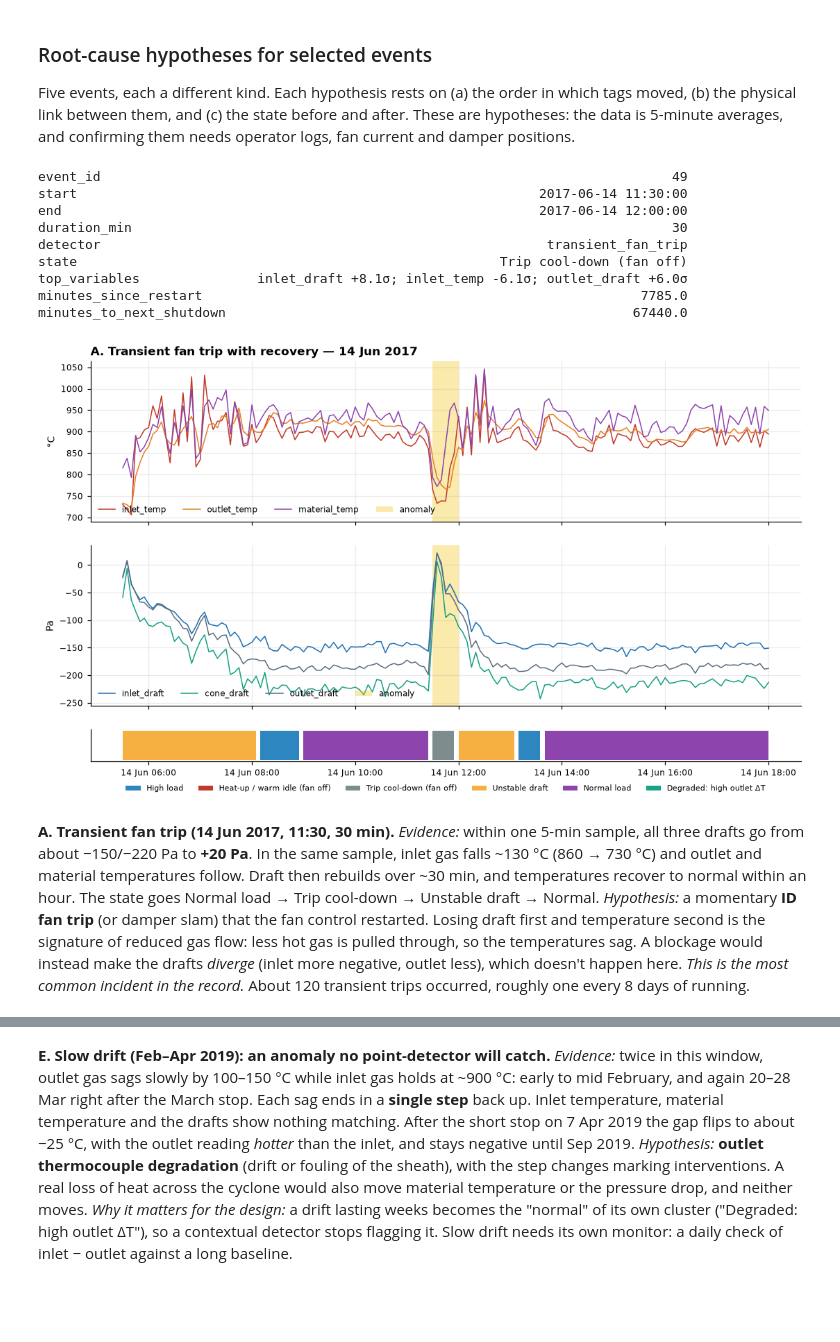
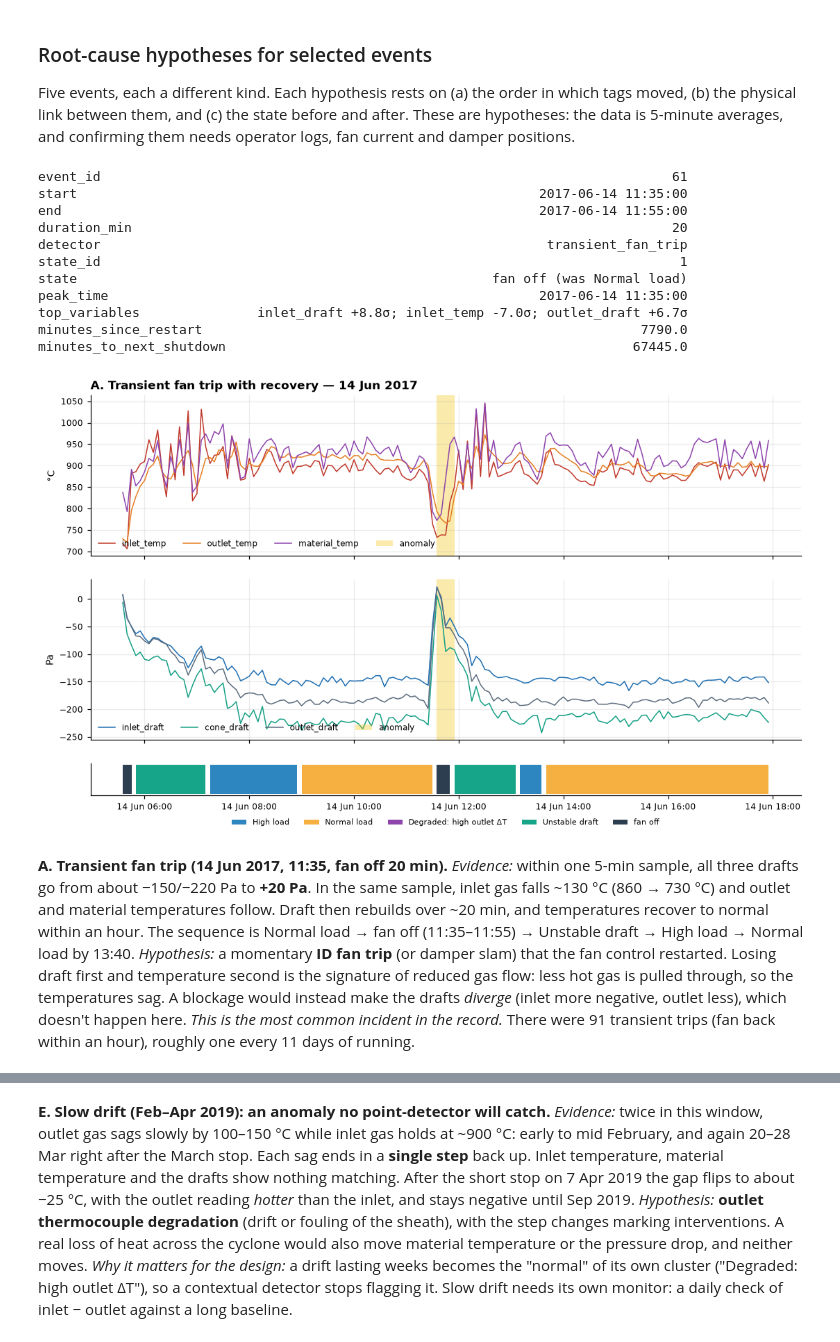
Before and after one commit to Janhwhy/exactspace-assignment, a Jupyter notebook: Task1/task1_analysis.ipynb, the cells around one changed output, grey strips where cells are left out. Saved outputs shown, nothing was run; the diff lists cells and outputs as text; code cells hidden in the pictures; blank space fills up the shorter version.

```diff
--- a/Task1/task1_analysis.ipynb
+++ b/Task1/task1_analysis.ipynb
@@ -149,0 +159,12 @@ sens
+# %%
+fan, fan_off = sd.fan_off_periods(df, off)
+fan.to_csv(SUPPORT / "fan_off_periods.csv", index=False)
+print(fan.groupby("kind").agg(periods=("period_id", "size"), median_min=("duration_min", "median"),
+                              median_dip_c=("dip_c", "median")).to_string())
+n_trip = int(fan["kind"].str.startswith("fan_trip").sum())
+n_ext = int((fan["kind"] == "fan_trip_extended").sum())
+pd.Series({
+    "shutdowns (this definition: line goes cold)": len(shut),
+    "if extended fan trips (fan off >= 60 min) also counted as stops": len(shut) + n_ext,
+    "if every fan trip with draft ~0 Pa counted as a stop": len(shut) + n_trip,
+}, name="events").to_frame().assign(vs_this_definition=lambda t: (t["events"] / len(shut)).round(1).astype(str) + "x")
@@ -177,9 +211,10 @@ The durations form two separate groups with nothing in between: **26 stops short
 **Choosing k.**
 # %%
 feats = st.features(df)
-active = st.active_mask(df, off, feats)
+active = st.active_mask(df, off, feats, fan_off)
 Fa = feats[active]
-print(f"running samples with complete features: {len(Fa):,} ({active.mean():.1%} of the grid)")
+print(f"running samples with complete features: {len(Fa):,} ({active.mean():.1%} of the grid); "
+      f"fan-off samples excluded: {int(fan_off.sum()):,} ({fan_off.sum() / (~off).sum():.1%} of non-shutdown time)")
 
 pre_k, _, _ = st.fit(Fa, 3)
 k_table = st.choose_k(pre_k.transform(Fa))
@@ -205,7 +242,8 @@ print("HDBSCAN on a 20k sample:", h.labels_.max() + 1, "clusters, noise share",
 # %% [output]
 HDBSCAN on a 20k sample: 0 clusters, noise share 100%
 # %%
-pre, km, raw_labels = st.fit(Fa, 6)
+K = 4
+pre, km, raw_labels = st.fit(Fa, K)
 names = st.name_states(Fa, raw_labels)
 labels = st.smooth(raw_labels)
 print(f"smoothing relabelled {(labels != raw_labels).mean():.1%} of samples; "
@@ -275,6 +326,6 @@ plots.temp_drop_drift(df, active, shut, PLOTS / "3_states" / "06_temp_drop_drift
 # %%
 scores = an.score(Fa, labels)
-anoms = an.build_events(scores, Fa, labels, shut, names)
+anoms = an.build_events(scores, feats, labels, fan, shut, names)
 anoms.to_csv(OUT / "anomalous_periods.csv", index=False)
 print(anoms["detector"].value_counts().to_string())
 an.rate_by_state(scores, anoms, names)
@@ -331,29 +380,37 @@ start
 
 Five events, each a different kind. Each hypothesis rests on (a) the order in which tags moved, (b) the physical link between them, and (c) the state before and after. These are hypotheses: the data is 5-minute averages, and confirming them needs operator logs, fan current and damper positions.
 # %%
-def show(start, title, pad="6h"):
-    r = anoms[anoms["start"] == pd.Timestamp(start)].iloc[0]
-    print(r[["event_id", "start", "end", "duration_min", "detector", "state", "top_variables",
-             "minutes_since_restart", "minutes_to_next_shutdown"]].to_string())
+def show(start, title, pad="6h", table=None, detector=None):
+    """Plot the event (from anomalous_periods, or another table such as fan_off_periods) starting closest to `start`."""
+    t = anoms if table is None else table
+    if detector is not None:
+        t = t[t["detector"] == detector]
+    near = (t["start"] - pd.Timestamp(start)).abs()  # within an hour, so a one-sample shift in a rule doesn't break the case
+    assert near.min() <= pd.Timedelta("1h"), f"no event near {start}"
+    r = t.loc[near.idxmin()]
+    print(r.drop(labels=["peak_score", "primary_variable"], errors="ignore").to_string())
     fname = f"08_rca_{pd.Timestamp(start):%Y%m%d_%H%M}.png"
-    plots.anomaly_context(df, labels, names, r, title, pad=pad, path=PLOTS / "4_anomalies" / fname, shutdowns=shut)
+    plots.anomaly_context(df, labels, names, r, title, pad=pad, path=PLOTS / "4_anomalies" / fname, shutdowns=shut, fan_off=fan_off,
+                          span_label="anomaly" if table is None else f"{r['kind'].replace('_', ' ')} (fan off)")
     plt.show()
 
-show("2017-06-14 11:30", "A. Transient fan trip with recovery — 14 Jun 2017")
+show("2017-06-14 11:30", "A. Transient fan trip with recovery — 14 Jun 2017", detector="transient_fan_trip")
 # %% [output]
-event_id                                                                         49
-start                                                           2017-06-14 11:30:00
-end                                                             2017-06-14 12:00:00
-duration_min                                                                     30
+event_id                                                                         61
+start                                                           2017-06-14 11:35:00
+end                                                             2017-06-14 11:55:00
+duration_min                                                                     20
 detector                                                         transient_fan_trip
-state                                                      Trip cool-down (fan off)
-top_variables               inlet_draft +8.1σ; inlet_temp -6.1σ; outlet_draft +6.0σ
-minutes_since_restart                                                        7785.0
-minutes_to_next_shutdown                                                    67440.0
+state_id                                                                          1
+state                                                     fan off (was Normal load)
+peak_time                                                       2017-06-14 11:35:00
+top_variables               inlet_draft +8.8σ; inlet_temp -7.0σ; outlet_draft +6.7σ
+minutes_since_restart                                                        7790.0
+minutes_to_next_shutdown                                                    67445.0
-[figure, old version]
+[figure, new version]
 # %% [markdown]
-**A. Transient fan trip (14 Jun 2017, 11:30, 30 min).**
-*Evidence:* within one 5-min sample, all three drafts go from about −150/−220 Pa to **+20 Pa**. In the same sample, inlet gas falls ~130 °C (860 → 730 °C) and outlet and material temperatures follow. Draft then rebuilds over ~30 min, and temperatures recover to normal within an hour. The state goes Normal load → Trip cool-down → Unstable draft → Normal.
+**A. Transient fan trip (14 Jun 2017, 11:35, fan off 20 min).**
+*Evidence:* within one 5-min sample, all three drafts go from about −150/−220 Pa to **+20 Pa**. In the same sample, inlet gas falls ~130 °C (860 → 730 °C) and outlet and material temperatures follow. Draft then rebuilds over ~20 min, and temperatures recover to normal within an hour. The sequence is Normal load → fan off (11:35–11:55) → Unstable draft → High load → Normal load by 13:40.
 *Hypothesis:* a momentary **ID fan trip** (or damper slam) that the fan control restarted. Losing draft first and temperature second is the signature of reduced gas flow: less hot gas is pulled through, so the temperatures sag. A blockage would instead make the drafts *diverge* (inlet more negative, outlet less), which doesn't happen here.
-*This is the most common incident in the record.* About 120 transient trips occurred, roughly one every 8 days of running.
+*This is the most common incident in the record.* There were 91 transient trips (fan back within an hour), roughly one every 11 days of running.
 # %%
```
Also changed, not shown: parts of 31 cells of this notebook, 37 other files.
